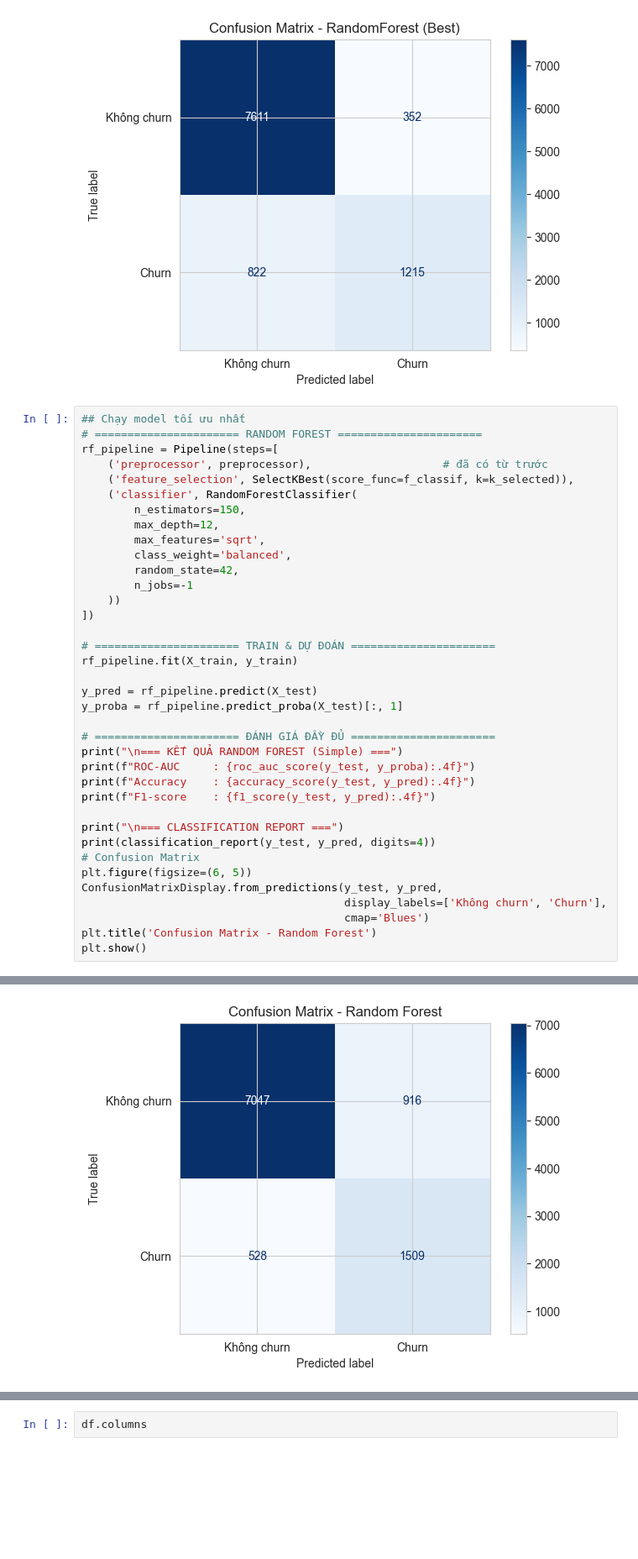
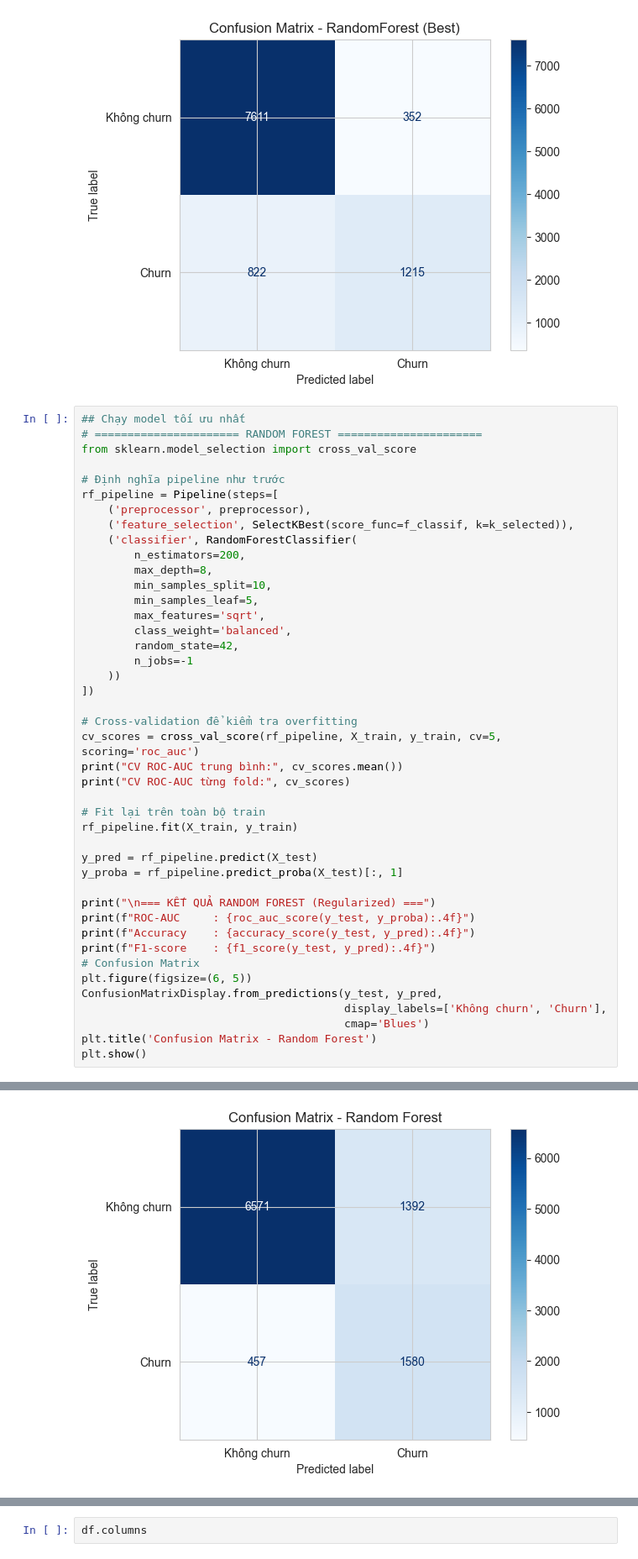
Before and after one commit to phamhue18102001-maker/Customer_Churn_Prediction, a Jupyter notebook: Data_Generation.ipynb, the cells around one changed output, grey strips where cells are left out. Shown at 84% size. Drawn from its saved outputs; the diff is of its cells as text; blank space fills up the shorter version.

```diff
--- a/Data_Generation.ipynb
+++ b/Data_Generation.ipynb
@@ -673,12 +673,17 @@ weighted avg     0.8766    0.8826    0.8766     10000
 # %%
 ## Chạy model tối ưu nhất
 # ====================== RANDOM FOREST ======================
+from sklearn.model_selection import cross_val_score
+
+# Định nghĩa pipeline như trước
 rf_pipeline = Pipeline(steps=[
-    ('preprocessor', preprocessor),                    # đã có từ trước
+    ('preprocessor', preprocessor),
     ('feature_selection', SelectKBest(score_func=f_classif, k=k_selected)),
     ('classifier', RandomForestClassifier(
-        n_estimators=150,
-        max_depth=12,
+        n_estimators=200,
+        max_depth=8,
+        min_samples_split=10,
+        min_samples_leaf=5,
         max_features='sqrt',
         class_weight='balanced',
         random_state=42,
@@ -686,20 +691,21 @@ rf_pipeline = Pipeline(steps=[
     ))
 ])
 
-# ====================== TRAIN & DỰ ĐOÁN ======================
+# Cross-validation để kiểm tra overfitting
+cv_scores = cross_val_score(rf_pipeline, X_train, y_train, cv=5, scoring='roc_auc')
+print("CV ROC-AUC trung bình:", cv_scores.mean())
+print("CV ROC-AUC từng fold:", cv_scores)
+
+# Fit lại trên toàn bộ train
 rf_pipeline.fit(X_train, y_train)
 
 y_pred = rf_pipeline.predict(X_test)
 y_proba = rf_pipeline.predict_proba(X_test)[:, 1]
 
-# ====================== ĐÁNH GIÁ ĐẦY ĐỦ ======================
-print("\n=== KẾT QUẢ RANDOM FOREST (Simple) ===")
+print("\n=== KẾT QUẢ RANDOM FOREST (Regularized) ===")
 print(f"ROC-AUC     : {roc_auc_score(y_test, y_proba):.4f}")
 print(f"Accuracy    : {accuracy_score(y_test, y_pred):.4f}")
 print(f"F1-score    : {f1_score(y_test, y_pred):.4f}")
-
-print("\n=== CLASSIFICATION REPORT ===")
-print(classification_report(y_test, y_pred, digits=4))
 # Confusion Matrix
 plt.figure(figsize=(6, 5))
 ConfusionMatrixDisplay.from_predictions(y_test, y_pred,
@@ -726,4 +724,4 @@ weighted avg     0.8676    0.8556    0.8601     10000
-[figure, old version]
+[figure, new version]
 # %%
 # ====================== FEATURE IMPORTANCE (QUAN TRỌNG NHẤT) ======================
 final_features = rf_pipeline.named_steps['preprocessor'].get_feature_names_out()
```
Also changed, not shown: parts of 4 cells of this notebook, 4 other files.
